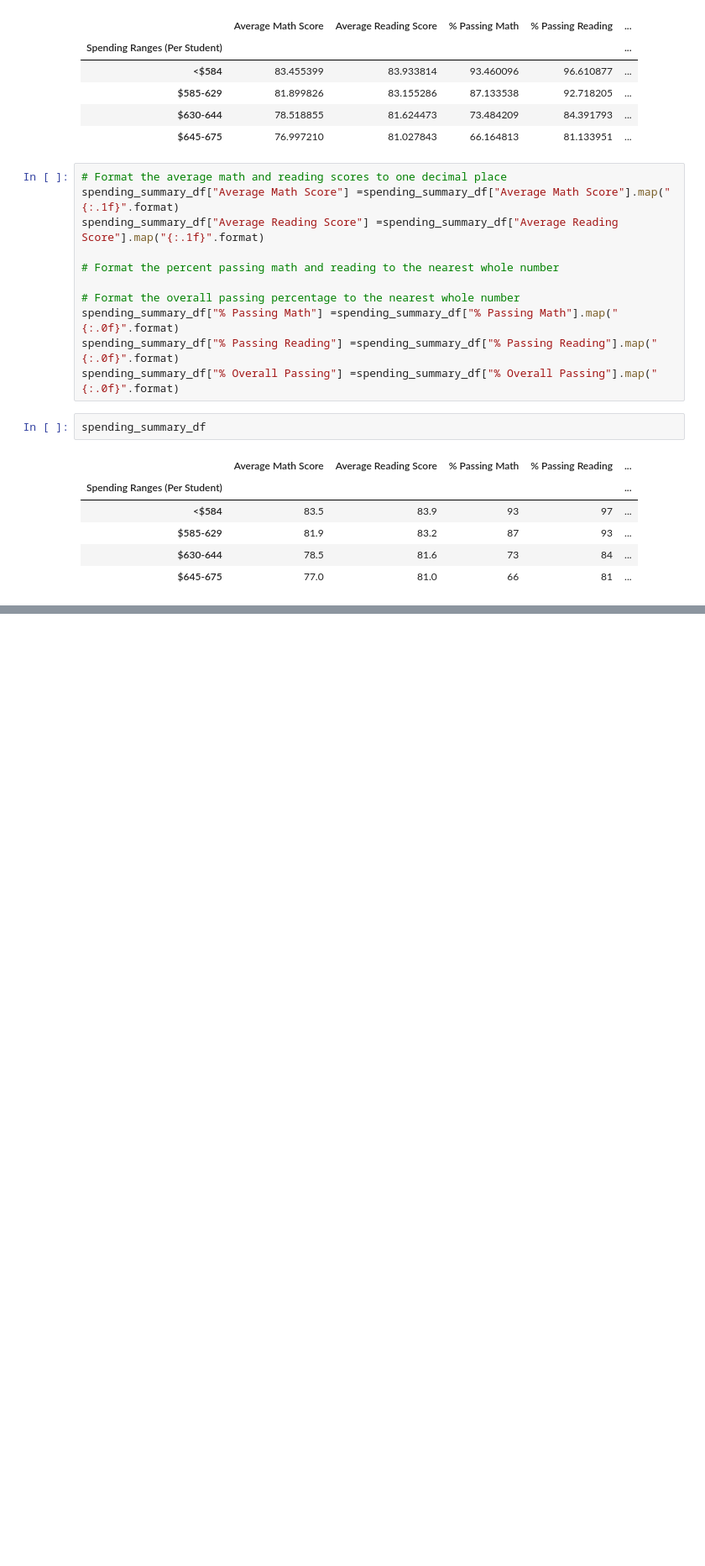
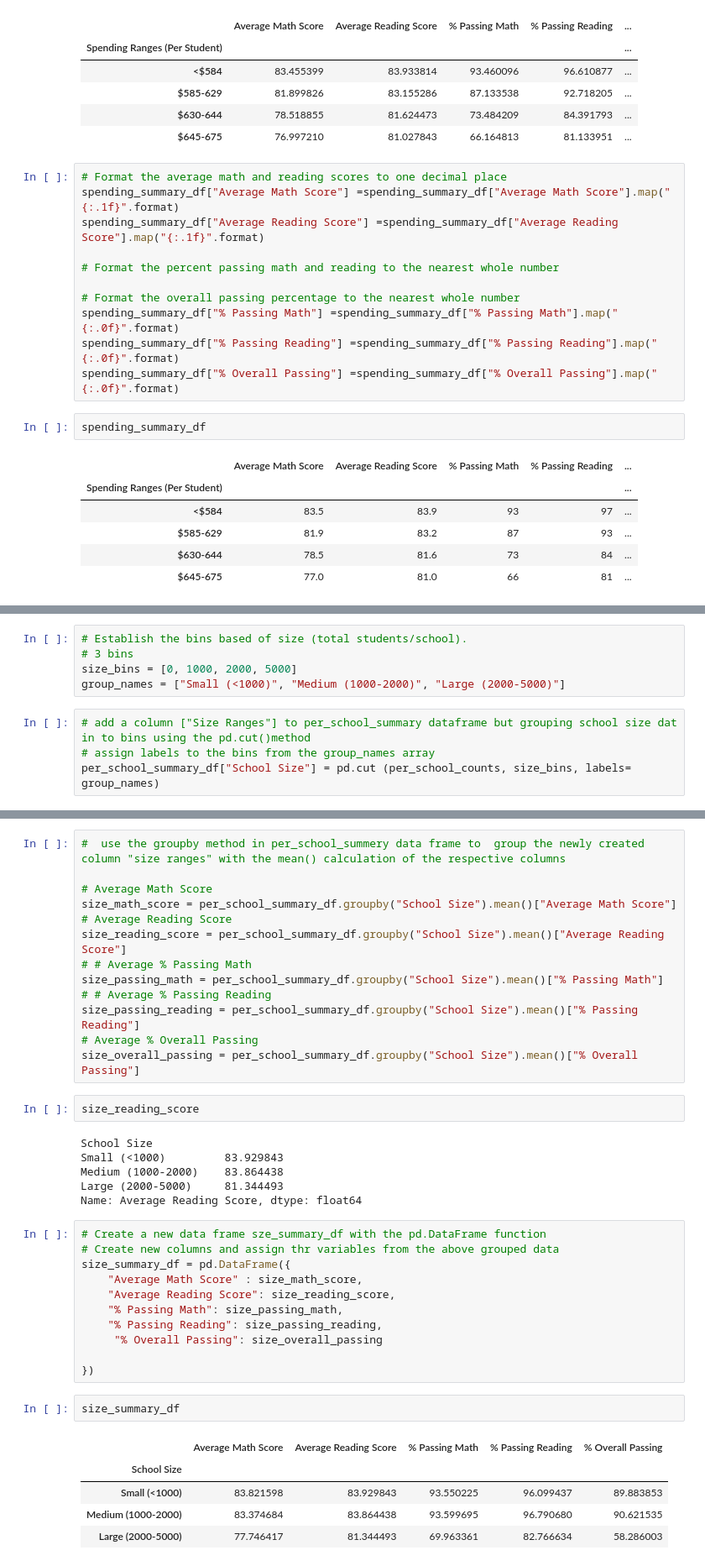
Before and after one commit to rajimuth/School_District_Analysis, a Jupyter notebook: PyCitySchools1.ipynb, the cells around one changed output, grey strips where cells are left out. Shown at 84% size. Drawn from its saved outputs; the diff is of its cells as text; blank space fills up the shorter version.

Commit message:
scores by school size.

```diff
--- a/PyCitySchools1.ipynb
+++ b/PyCitySchools1.ipynb
@@ -1556,0 +1602,9 @@ spending_summary_df
+# %%
+# Establish the bins based of size (total students/school).
+# 3 bins
+size_bins = [0, 1000, 2000, 5000]
+group_names = ["Small (<1000)", "Medium (1000-2000)", "Large (2000-5000)"]
+# %%
+# add a column ["Size Ranges"] to per_school_summary dataframe but grouping school size dat in to bins using the pd.cut()method
+# assign labels to the bins from the group_names array
+per_school_summary_df["School Size"] = pd.cut (per_school_counts, size_bins, labels= group_names)
@@ -1556,0 +1636,40 @@ spending_summary_df
+# %%
+#  use the groupby method in per_school_summery data frame to  group the newly created column "size ranges" with the mean() calculation of the respective columns
+
+# Average Math Score
+size_math_score = per_school_summary_df.groupby("School Size").mean()["Average Math Score"]
+# Average Reading Score
+size_reading_score = per_school_summary_df.groupby("School Size").mean()["Average Reading Score"]
+# # Average % Passing Math
+size_passing_math = per_school_summary_df.groupby("School Size").mean()["% Passing Math"]
+# # Average % Passing Reading
+size_passing_reading = per_school_summary_df.groupby("School Size").mean()["% Passing Reading"]
+# Average % Overall Passing
+size_overall_passing = per_school_summary_df.groupby("School Size").mean()["% Overall Passing"]
+# %%
+size_reading_score
+# %% [output]
+School Size
+Small (<1000)         83.929843
+Medium (1000-2000)    83.864438
+Large (2000-5000)     81.344493
+Name: Average Reading Score, dtype: float64
+# %%
+# Create a new data frame sze_summary_df with the pd.DataFrame function
+# Create new columns and assign thr variables from the above grouped data
+size_summary_df = pd.DataFrame({
+    "Average Math Score" : size_math_score,
+    "Average Reading Score": size_reading_score,
+    "% Passing Math": size_passing_math,
+    "% Passing Reading": size_passing_reading,
+     "% Overall Passing": size_overall_passing
+
+})
+# %%
+size_summary_df
+# %% [output]
+|  | Average Math Score | Average Reading Score | % Passing Math | % Passing Reading | % Overall Passing |
+| School Size |  |  |  |  |  |
+| Small (<1000) | 83.821598 | 83.929843 | 93.550225 | 96.099437 | 89.883853 |
+| Medium (1000-2000) | 83.374684 | 83.864438 | 93.599695 | 96.790680 | 90.621535 |
+| Large (2000-5000) | 77.746417 | 81.344493 | 69.963361 | 82.766634 | 58.286003 |
```
Also changed, not shown: parts of 7 cells of this notebook.
